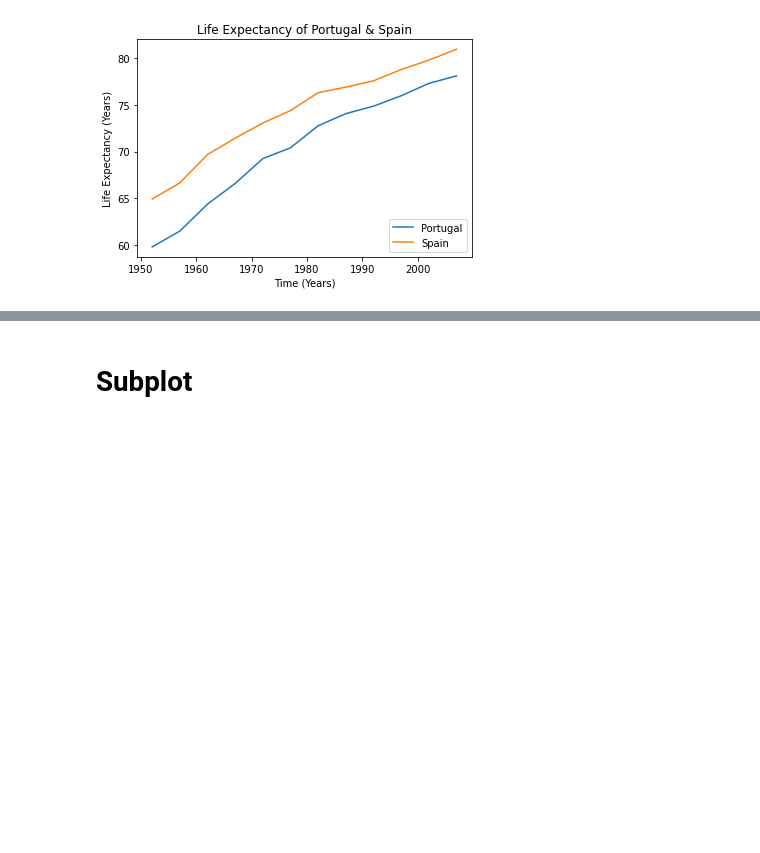
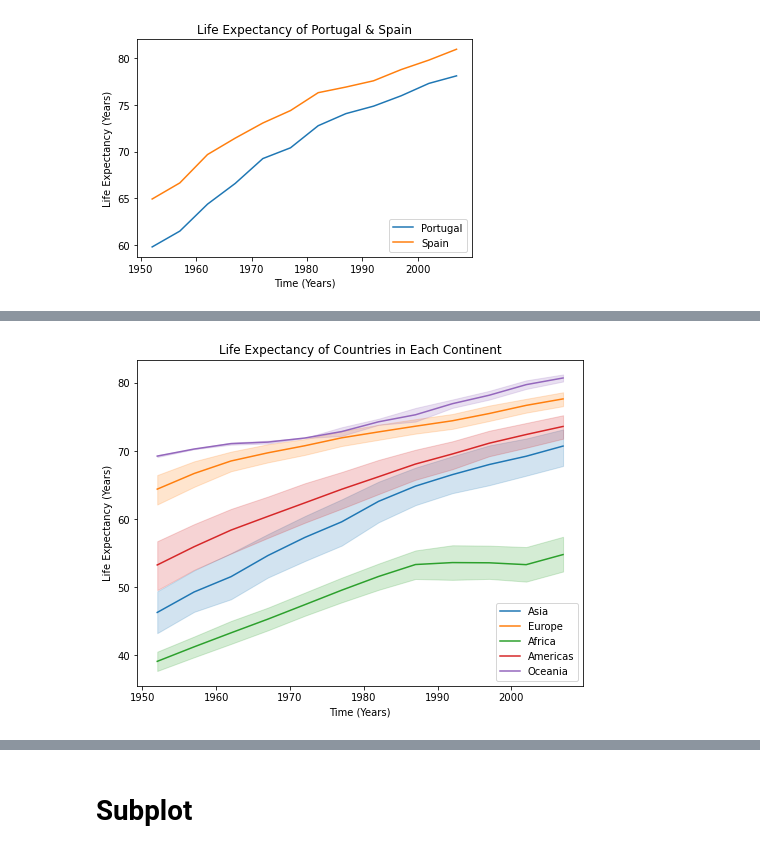
Before and after one commit to annitodd/Python-Data-Visualization, a Jupyter notebook: lessons/02_python_data_visualization.ipynb, the cells around one changed output, grey strips where cells are left out. Saved outputs shown, nothing was run; the diff lists cells and outputs as text; code cells hidden in the pictures; blank space fills up the shorter version.

```diff
--- a/lessons/02_python_data_visualization.ipynb
+++ b/lessons/02_python_data_visualization.ipynb
@@ -155,0 +189,10 @@ plt.legend(prop={'size': 10}, loc='lower right');
+# %%
+plt.figure(figsize=(8, 6))
+sns.lineplot(data=gm, x='year', y='lifeExp', hue='continent')
+plt.title('Life Expectancy of Countries in Each Continent')
+plt.xlabel('Time (Years)')
+plt.ylabel('Life Expectancy (Years)')
+plt.legend(prop={'size': 10}, loc='lower right');
+plt.legend(prop={'size': 10}, loc='lower right');
+# %% [output]
+[figure, added]
```
Also changed, not shown: parts of 25 cells of this notebook, 3 other files.
